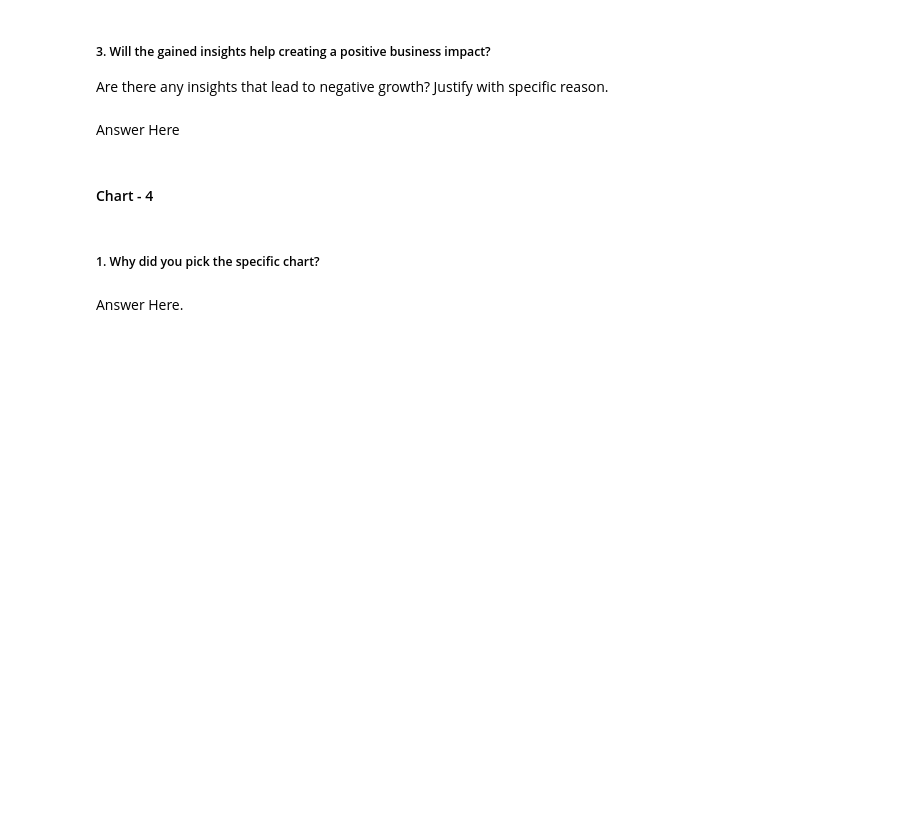
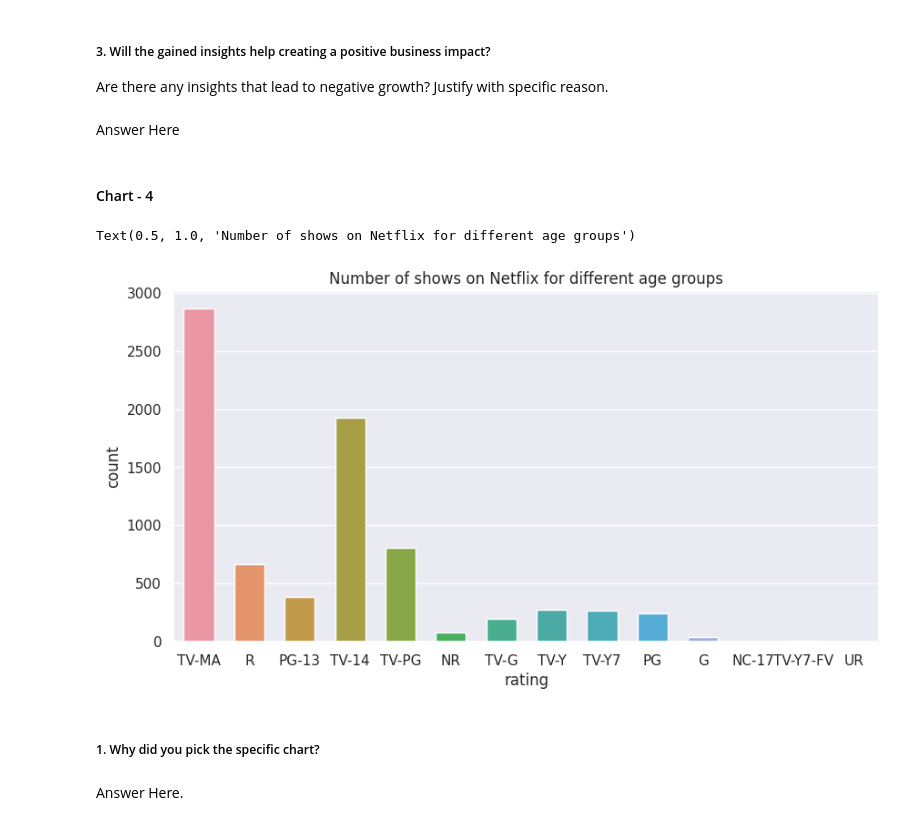
Before and after one commit to vedanttule134/Netflix-Movies-And-TV-Shows-Clustering, a Jupyter notebook: Netflix_Movies_And_TV_Shows_Clustering.ipynb, the cells around one changed output. Drawn from its saved outputs; the diff is of its cells as text; code cells hidden in the pictures; blank space fills up the shorter version.

```diff
--- a/Netflix_Movies_And_TV_Shows_Clustering.ipynb
+++ b/Netflix_Movies_And_TV_Shows_Clustering.ipynb
@@ -366,3 +366,11 @@ Answer Here
+# %%
+# Chart - 4 visualization code
+plt.subplots(figsize=(10, 5))
+sns.countplot(x='rating', data=df, width = 0.6)
+plt.title('Number of shows on Netflix for different age groups')
+# %% [output]
+Text(0.5, 1.0, 'Number of shows on Netflix for different age groups')
+[figure, added]
 # %% [markdown]
 ##### 1. Why did you pick the specific chart?
 # %% [markdown]
```
Also changed, not shown: parts of 41 cells of this notebook.
